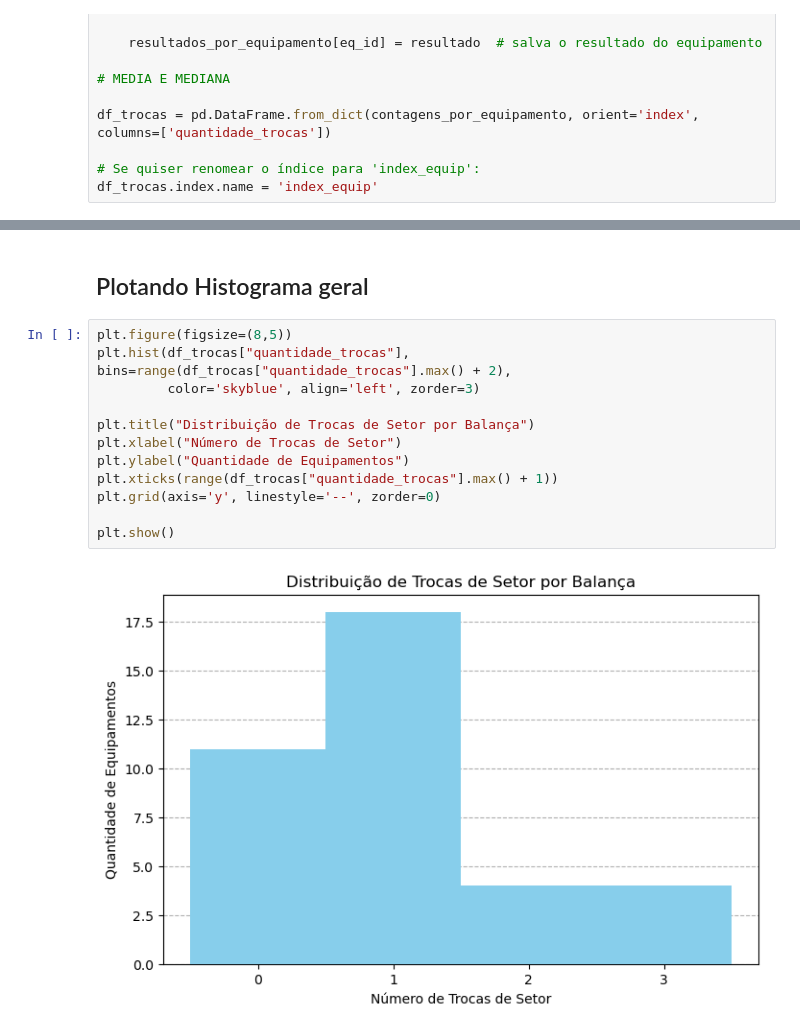
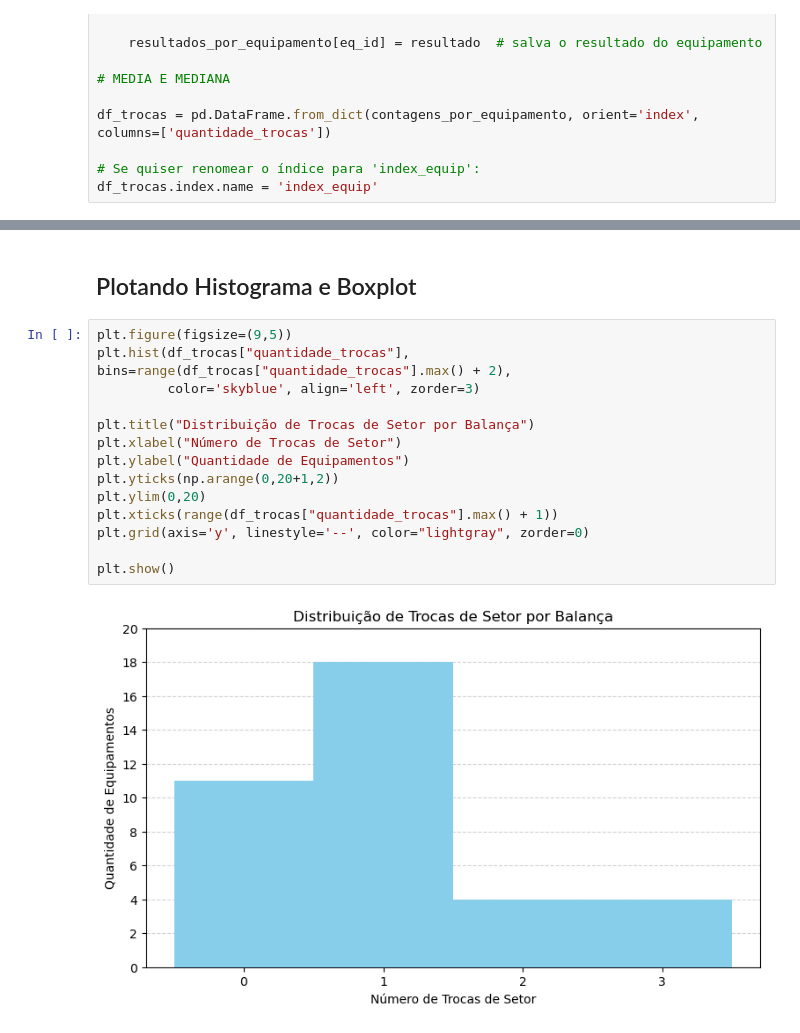
Before and after one commit to LuanSFMarques/CICLUS, a Jupyter notebook: fluxo_balancas.ipynb, the cells around one changed output, grey strips where cells are left out. Saved outputs shown, nothing was run; the diff lists cells and outputs as text.

```diff
--- a/fluxo_balancas.ipynb
+++ b/fluxo_balancas.ipynb
@@ -296,18 +304,20 @@ Mediana Total: 1
 | 273 | 2 |
 | 274 | 0 |
 # %% [markdown]
-## Plotando Histograma geral
+## Plotando Histograma e Boxplot
 # %%
-plt.figure(figsize=(8,5))
+plt.figure(figsize=(9,5))
 plt.hist(df_trocas["quantidade_trocas"], bins=range(df_trocas["quantidade_trocas"].max() + 2),
          color='skyblue', align='left', zorder=3)
 
 plt.title("Distribuição de Trocas de Setor por Balança")
 plt.xlabel("Número de Trocas de Setor")
 plt.ylabel("Quantidade de Equipamentos")
+plt.yticks(np.arange(0,20+1,2))
+plt.ylim(0,20)
 plt.xticks(range(df_trocas["quantidade_trocas"].max() + 1))
-plt.grid(axis='y', linestyle='--', zorder=0)
+plt.grid(axis='y', linestyle='--', color="lightgray", zorder=0)
 
 plt.show()
 # %% [output]
-[figure, old version]
+[figure, new version]
```
Also changed, not shown: parts of 16 cells of this notebook, 1 other file.
